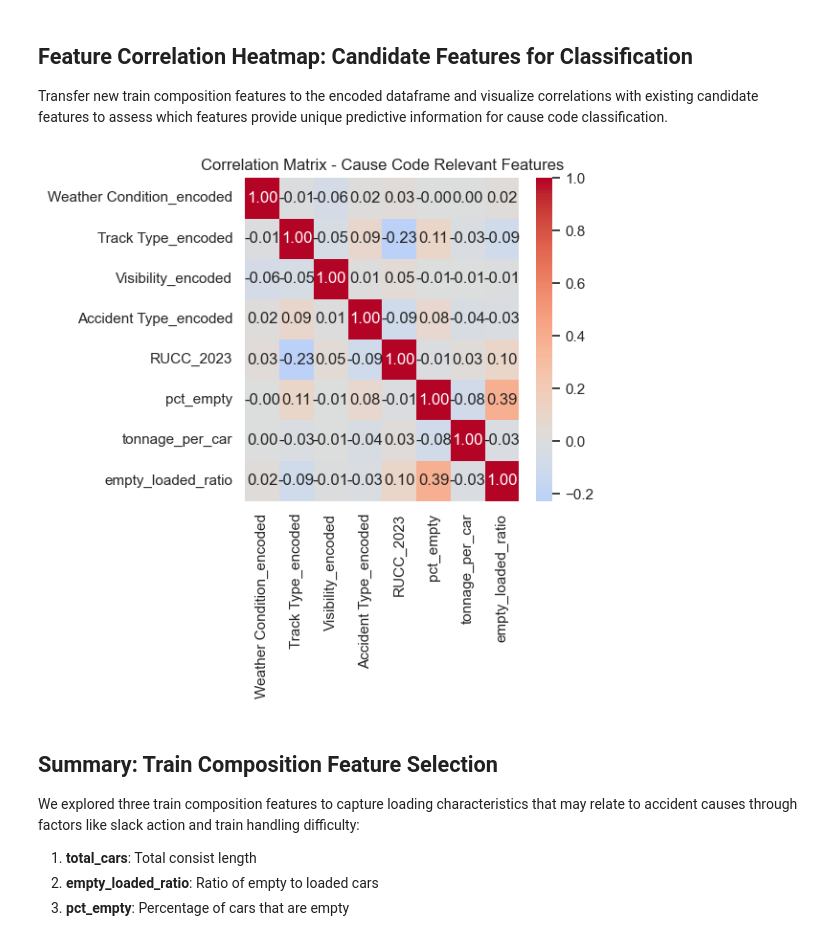
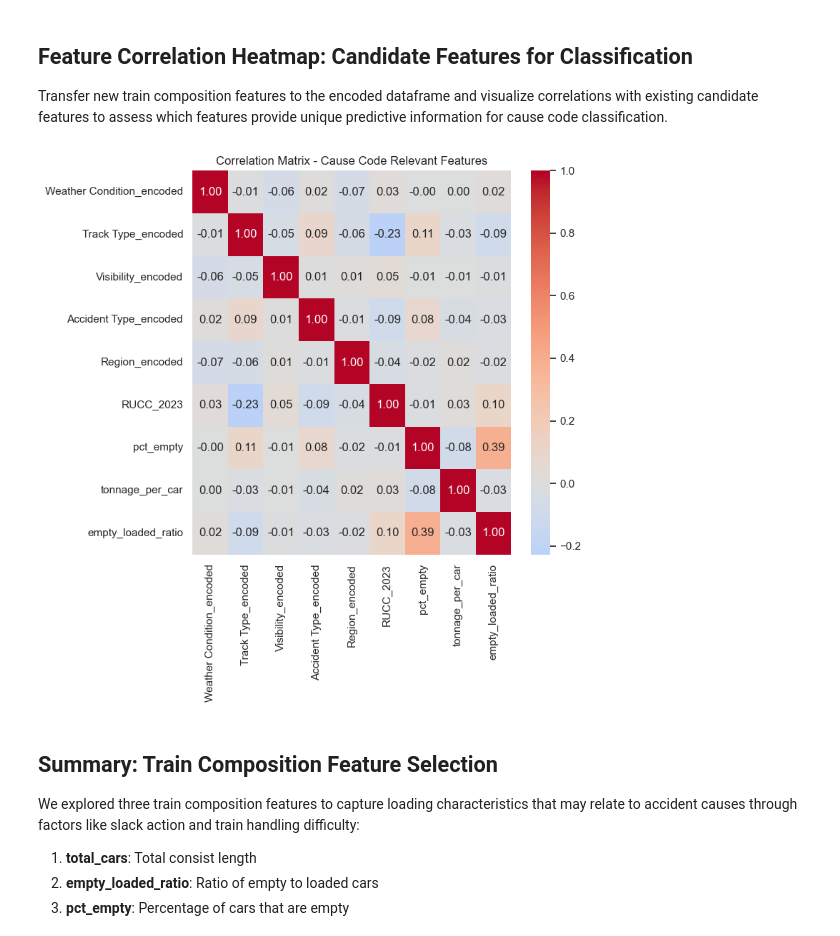
Before and after one commit to TimothyHHMai/rail-risk-census-analysis-521, a Jupyter notebook: notebooks/phase-2-cause-code-eda.ipynb, the cells around one changed output. Cells and saved outputs as stored; diff of their text form; code cells hidden in the pictures.

Commit message:
Added state regions and began work on random forest
Added state regions and began work on random forest

```diff
--- a/notebooks/phase-2-cause-code-eda.ipynb
+++ b/notebooks/phase-2-cause-code-eda.ipynb
@@ -160,7 +267,7 @@ This will need to be addressed later in preprocessing.
 from sklearn.preprocessing import LabelEncoder
 
 # Columns to encode
-cols_to_encode = ['Weather Condition', 'Track Type', 'Visibility', 'Accident Type']
+cols_to_encode = ['Weather Condition', 'Track Type', 'Visibility', 'Accident Type', 'Region']
 
 # Create a copy so we don't mess with the original
 df_encoded = df_merged.copy()
@@ -400,8 +509,22 @@ Percent empty feature differs significantly across cause categories
 
 Convert Gross Tonnage from string format (with commas) to numeric, then calculate tonnage per car as an additional train characteristic feature.
 # %%
-# Convert Gross Tonnage to numeric (removes commas)
-df_merged['Gross Tonnage'] = pd.to_numeric(df_merged['Gross Tonnage'].str.replace(',', ''), errors='coerce')
+# # Convert Gross Tonnage to numeric (removes commas)
+# df_merged['Gross Tonnage'] = pd.to_numeric(df_merged['Gross Tonnage'].str.replace(',', ''), errors='coerce')
+
+# # Now create tonnage per car
+# df_merged['tonnage_per_car'] = df_merged['Gross Tonnage'] / (df_merged['total_cars'] + 1)
+
+# # Check it worked
+# print(df_merged['Gross Tonnage'].dtype)
+# print(df_merged['Gross Tonnage'].head())
+
+
+# Convert Gross Tonnage to numeric (handle mixed types by converting to string first)
+df_merged['Gross Tonnage'] = pd.to_numeric(
+    df_merged['Gross Tonnage'].astype(str).str.replace(',', ''),
+    errors='coerce'
+)
 
 # Now create tonnage per car
 df_merged['tonnage_per_car'] = df_merged['Gross Tonnage'] / (df_merged['total_cars'] + 1)
@@ -456,33 +579,34 @@ Transfer new train composition features to the encoded dataframe and visualize c
 # %%
 # First, merge the new features into df_encoded
 # (assuming df_encoded and df_merged share the same index/can be aligned)
 
 df_encoded['pct_empty'] = df_merged['pct_empty']
 df_encoded['tonnage_per_car'] = df_merged['tonnage_per_car']
 df_encoded['empty_loaded_ratio'] = df_merged['empty_loaded_ratio']
 
 # Now add them to relevant_cols
 relevant_cols = [
     'Weather Condition_encoded',
     'Track Type_encoded',
     'Visibility_encoded',
     'Accident Type_encoded',
+    'Region_encoded',
     'RUCC_2023',
     'pct_empty',
     'tonnage_per_car',
     'empty_loaded_ratio'
 ]
 
 # Create correlation matrix
 corr_focused = df_encoded[relevant_cols].corr()
 
-plt.figure(figsize=(6, 6))
+plt.figure(figsize=(8, 8))
 sns.heatmap(corr_focused, annot=True, fmt='.2f', cmap='coolwarm', center=0)
 plt.title('Correlation Matrix - Cause Code Relevant Features')
 plt.tight_layout()
 plt.show()
 # %% [output]
-[figure, old version]
+[figure, new version]
 # %% [markdown]
 ## Summary: Train Composition Feature Selection
 
```
Also changed, not shown: parts of 17 cells of this notebook, 1 other file.
